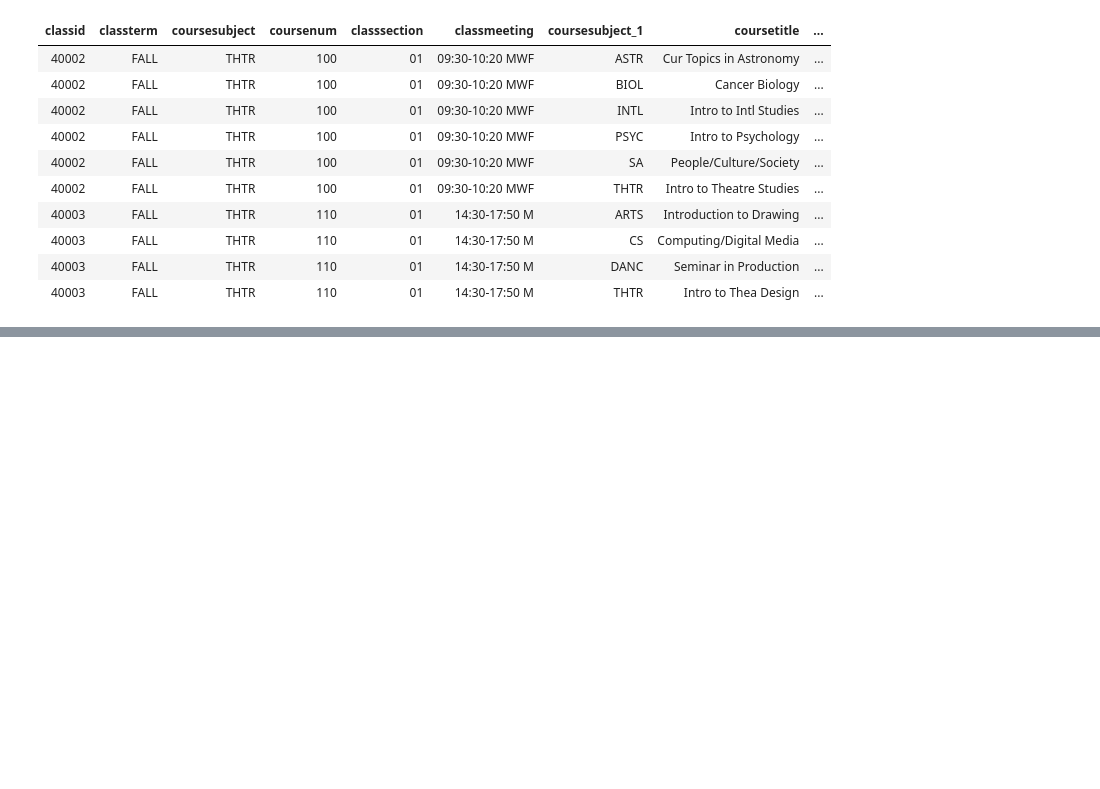
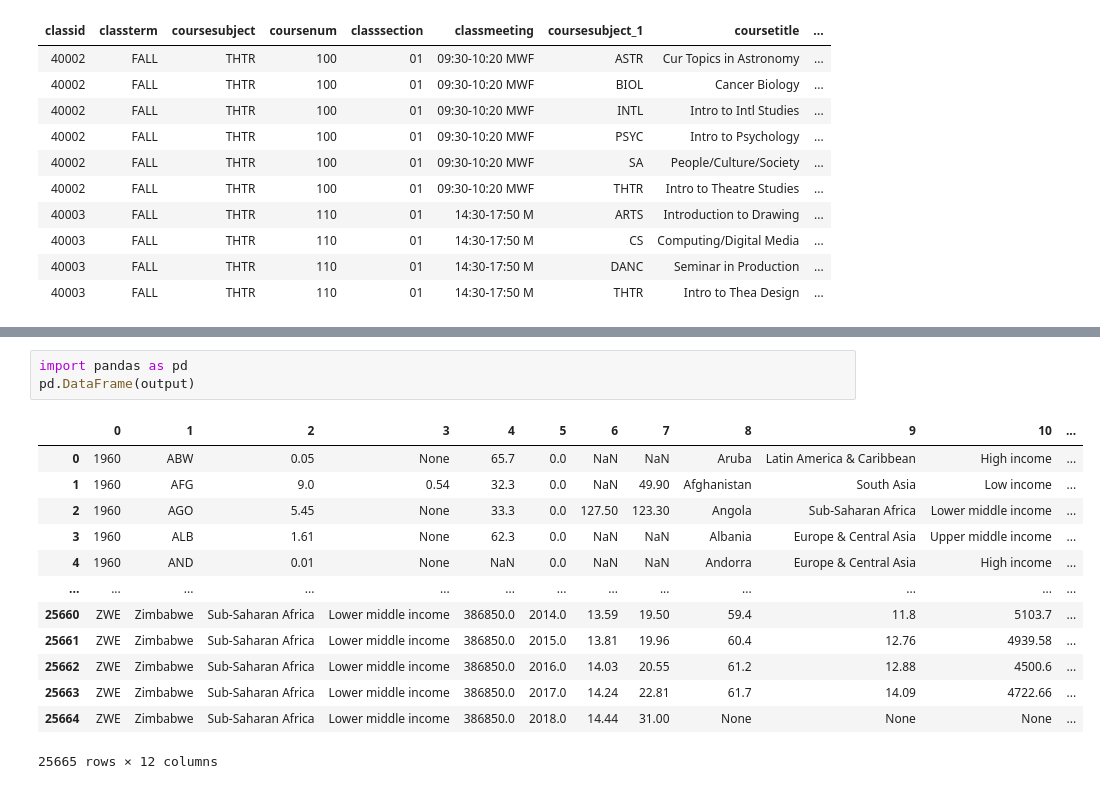
Before and after one commit to ernbilen/Data200_Spring23, a Jupyter notebook: notes/inclass/sql-intro.ipynb, the cells around one changed output, grey strips where cells are left out. Saved outputs shown, nothing was run; the diff lists cells and outputs as text; blank space fills up the shorter version.

```diff
--- a/notes/inclass/sql-intro.ipynb
+++ b/notes/inclass/sql-intro.ipynb
@@ -549,0 +684,17 @@ Done.
+# %%
+import pandas as pd
+pd.DataFrame(output)
+# %% [output]
+|  | 0 | 1 | 2 | 3 | 4 | 5 | 6 | 7 | 8 | 9 | 10 | ... |
+| 0 | 1960 | ABW | 0.05 | None | 65.7 | 0.0 | NaN | NaN | Aruba | Latin America & Caribbean | High income | ... |
+| 1 | 1960 | AFG | 9.0 | 0.54 | 32.3 | 0.0 | NaN | 49.90 | Afghanistan | South Asia | Low income | ... |
+| 2 | 1960 | AGO | 5.45 | None | 33.3 | 0.0 | 127.50 | 123.30 | Angola | Sub-Saharan Africa | Lower middle income | ... |
+| 3 | 1960 | ALB | 1.61 | None | 62.3 | 0.0 | NaN | NaN | Albania | Europe & Central Asia | Upper middle income | ... |
+| 4 | 1960 | AND | 0.01 | None | NaN | 0.0 | NaN | NaN | Andorra | Europe & Central Asia | High income | ... |
+| ... | ... | ... | ... | ... | ... | ... | ... | ... | ... | ... | ... | ... |
+| 25660 | ZWE | Zimbabwe | Sub-Saharan Africa | Lower middle income | 386850.0 | 2014.0 | 13.59 | 19.50 | 59.4 | 11.8 | 5103.7 | ... |
+| 25661 | ZWE | Zimbabwe | Sub-Saharan Africa | Lower middle income | 386850.0 | 2015.0 | 13.81 | 19.96 | 60.4 | 12.76 | 4939.58 | ... |
+| 25662 | ZWE | Zimbabwe | Sub-Saharan Africa | Lower middle income | 386850.0 | 2016.0 | 14.03 | 20.55 | 61.2 | 12.88 | 4500.6 | ... |
+| 25663 | ZWE | Zimbabwe | Sub-Saharan Africa | Lower middle income | 386850.0 | 2017.0 | 14.24 | 22.81 | 61.7 | 14.09 | 4722.66 | ... |
+| 25664 | ZWE | Zimbabwe | Sub-Saharan Africa | Lower middle income | 386850.0 | 2018.0 | 14.44 | 31.00 | None | None | None | ... |
+25665 rows × 12 columns
```
Also changed, not shown: parts of 17 cells of this notebook.
